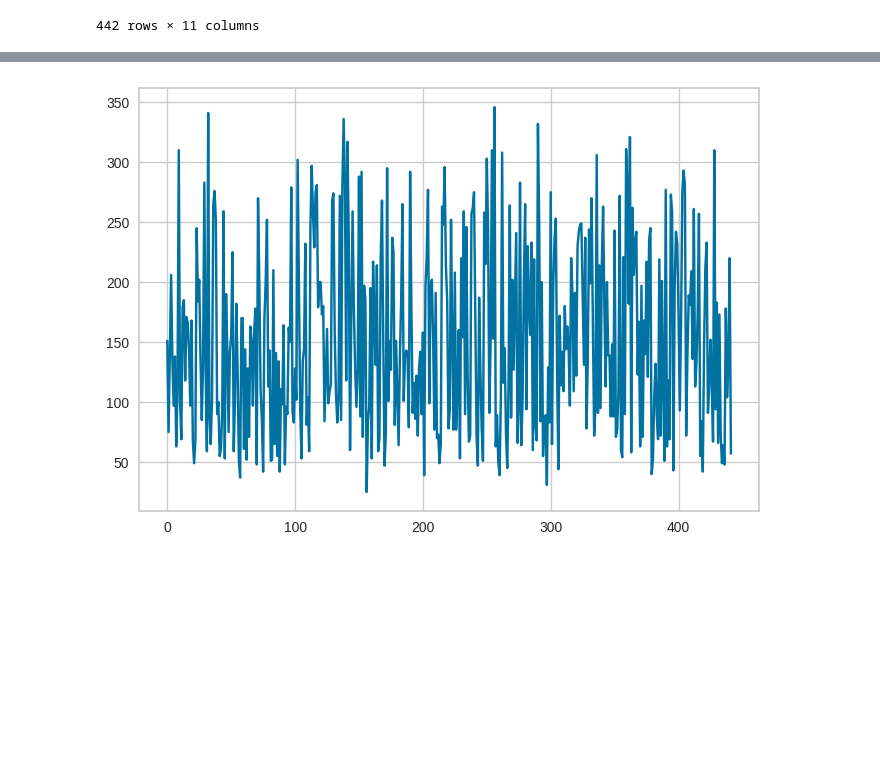
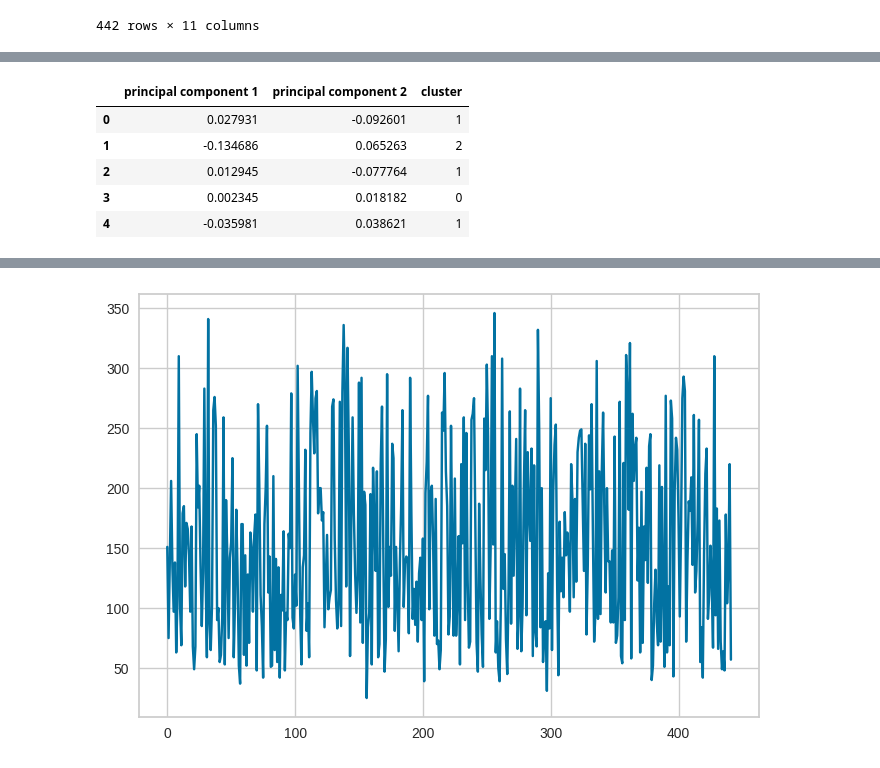
Before and after one commit to cantaruttim/Diabetes, a Jupyter notebook: Diabetes.ipynb, the cells around one changed output, grey strips where cells are left out. Saved outputs shown, nothing was run; the diff lists cells and outputs as text; code cells hidden in the pictures; blank space fills up the shorter version.

```diff
--- a/Diabetes.ipynb
+++ b/Diabetes.ipynb
@@ -41,0 +92,37 @@ dataset.describe()
+# %%
+df2 = dataset[['age', 'sex', 'bmi', 'map', 'tc', 'ldl', 'hdl', 'tch', 'ltg', 'glu']]
+df2 = dataset.to_numpy()
+
+
+from sklearn import datasets
+from sklearn_som.som import SOM
+
+# Crio uma SOM com 5x1 neurônios (5 clusters)
+som = SOM(m=3, n=1, dim=len(df2[0]), random_state=1234)
+
+# Busca de agrupamentoslife_expec
+som.fit(df2)
+
+# Associo cada país com o grupo respectivo
+predictions = som.predict(df2)
+
+df3 = dataset
+df3['cluster'] = predictions
+
+pca = PCA(n_components=2)
+features = ['age', 'sex', 'bmi', 'map', 'tc', 'ldl', 'hdl', 'tch', 'ltg', 'glu']
+x = dataset.loc[:, features].values
+principalComponents = pca.fit_transform(x)
+principalDf = pd.DataFrame(data = principalComponents
+             , columns = ['principal component 1', 'principal component 2'])
+
+
+finalDf = pd.concat([principalDf, df3[['cluster']]], axis = 1)
+finalDf.head()
+# %% [output]
+|  | principal component 1 | principal component 2 | cluster |
+| 0 | 0.027931 | -0.092601 | 1 |
+| 1 | -0.134686 | 0.065263 | 2 |
+| 2 | 0.012945 | -0.077764 | 1 |
+| 3 | 0.002345 | 0.018182 | 0 |
+| 4 | -0.035981 | 0.038621 | 1 |
```
Also changed, not shown: parts of 6 cells of this notebook.
